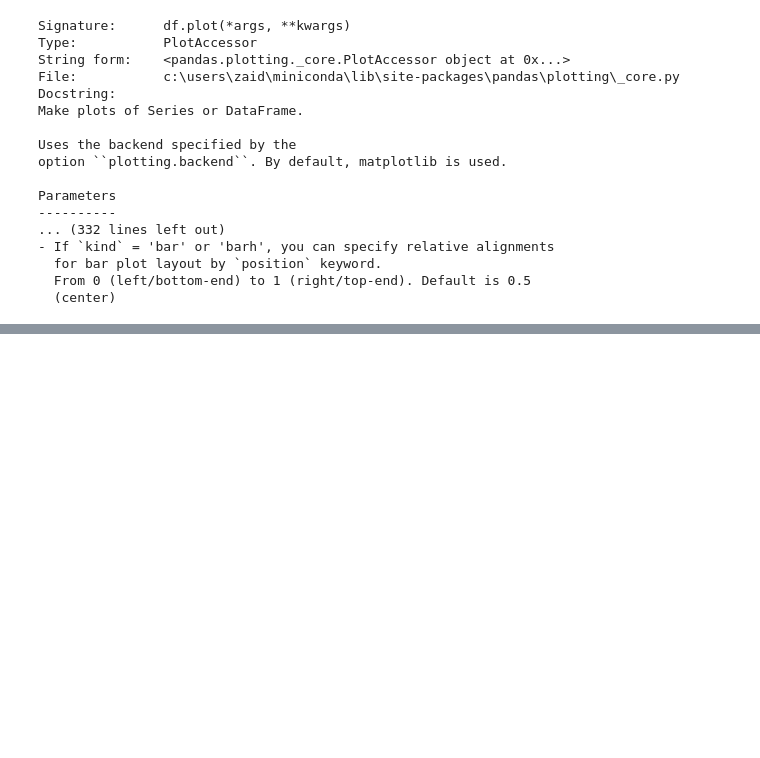
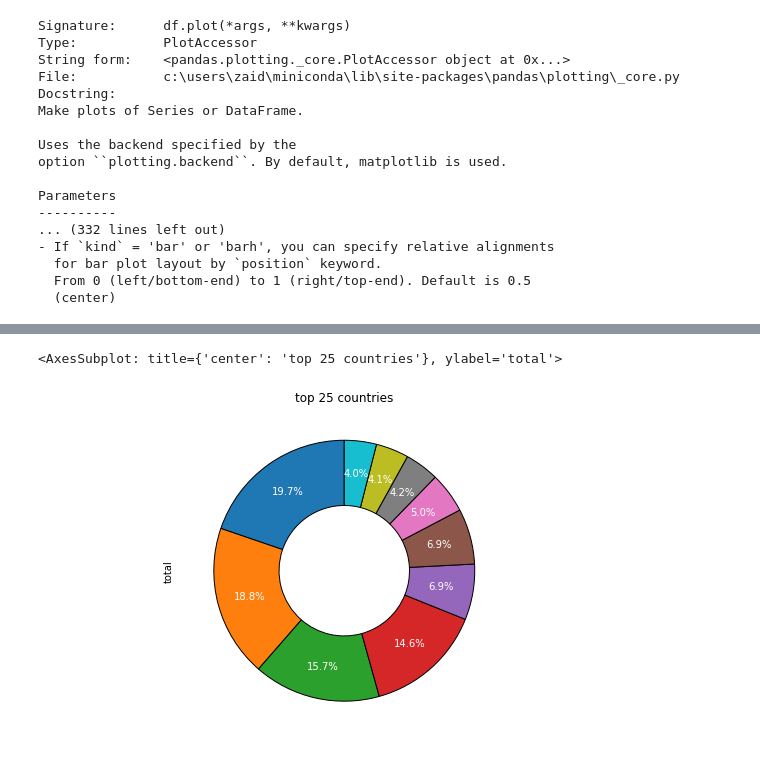
Before and after one commit to digipodium/DP-JUL-PYDS-1200-WSS, a Jupyter notebook: datascience/canada_analysis.ipynb, the cells around one changed output, grey strips where cells are left out. Saved outputs shown, nothing was run; the diff lists cells and outputs as text; code cells hidden in the pictures; blank space fills up the shorter version.

```diff
--- a/datascience/canada_analysis.ipynb
+++ b/datascience/canada_analysis.ipynb
@@ -315,0 +415,9 @@ Parameters
+# %%
+df['total'].head(10).plot(kind='pie',figsize=(20,6), title="top 25 countries",
+    autopct='%1.1f%%', startangle=90,
+    textprops={'fontsize': 10, 'color':'white'},
+    wedgeprops={'linewidth': 1, 'edgecolor':'black', 'width':0.5},
+    pctdistance=.75)
+# %% [output]
+<AxesSubplot: title={'center': 'top 25 countries'}, ylabel='total'>
+[figure, added]
```
Also changed, not shown: parts of 13 cells of this notebook.
